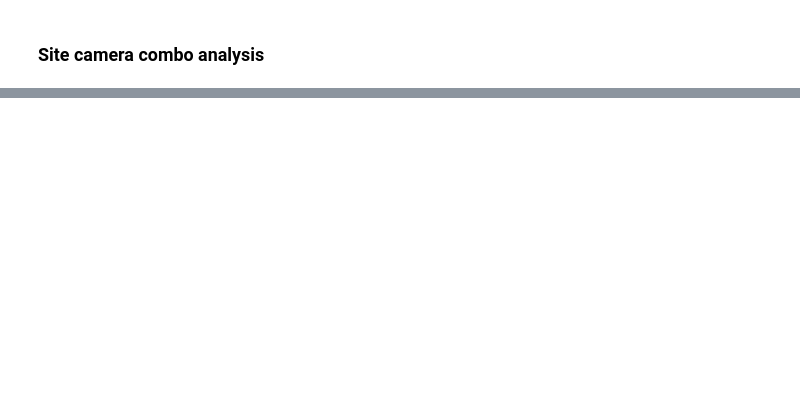
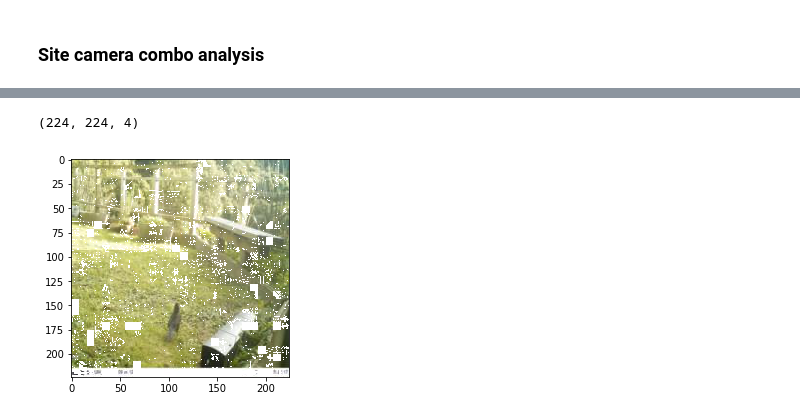
Before and after one commit to bhuvi3/camera_trap_animal_classification, a Jupyter notebook: code/background_detection_analysis.ipynb, the cells around one changed output, grey strips where cells are left out. Cells and saved outputs as stored; diff of their text form; code cells hidden in the pictures; blank space fills up the shorter version.

```diff
--- a/code/background_detection_analysis.ipynb
+++ b/code/background_detection_analysis.ipynb
@@ -82,0 +130,26 @@ Clipping input data to the valid range for imshow with RGB data ([0..1] for floa
+# %%
+def get_difference_image(data_row):
+    img1 = imread(os.path.join("../data/images/images-resized/", data_row.image1))
+    img2 = imread(os.path.join("../data/images/images-resized/", data_row.image2))
+    img3 = imread(os.path.join("../data/images/images-resized/", data_row.image3))
+
+    diff12 = np.isclose(img1, img2)
+    diff13 = np.isclose(img1, img3)
+    diff23 = np.isclose(img2, img3)
+
+    diff_img = np.logical_and(diff12, diff13, diff23)
+
+#     diff_img = np.logical_and(img1 == img2, img2 == img3, img1 == img3)
+    diff_img = np.logical_not(np.logical_and(diff_img[:, :, 0],
+                                             diff_img[:, :, 1],
+                                             diff_img[:, :, 2])).astype(np.uint8) * 255
+    diff_img = np.dstack((img1, diff_img))
+    print(diff_img.shape)
+    plt.imshow(diff_img)
+#     plt.imshow(img2)
+
+
+get_difference_image(pivoted_train_data.loc[43756])
+# %% [output]
+(224, 224, 4)
+[figure, added]
```
Also changed, not shown: parts of 10 cells of this notebook, 3 other files.
